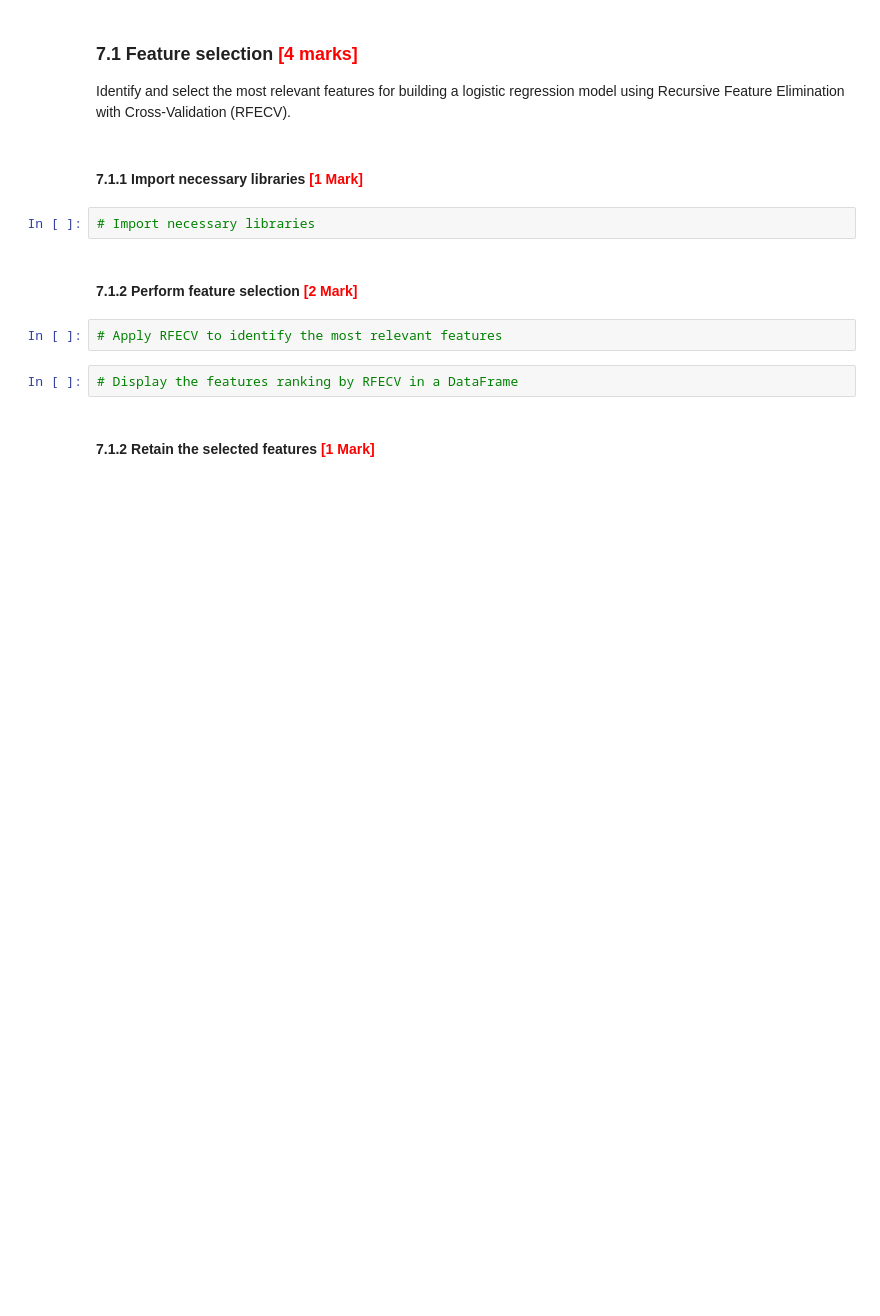
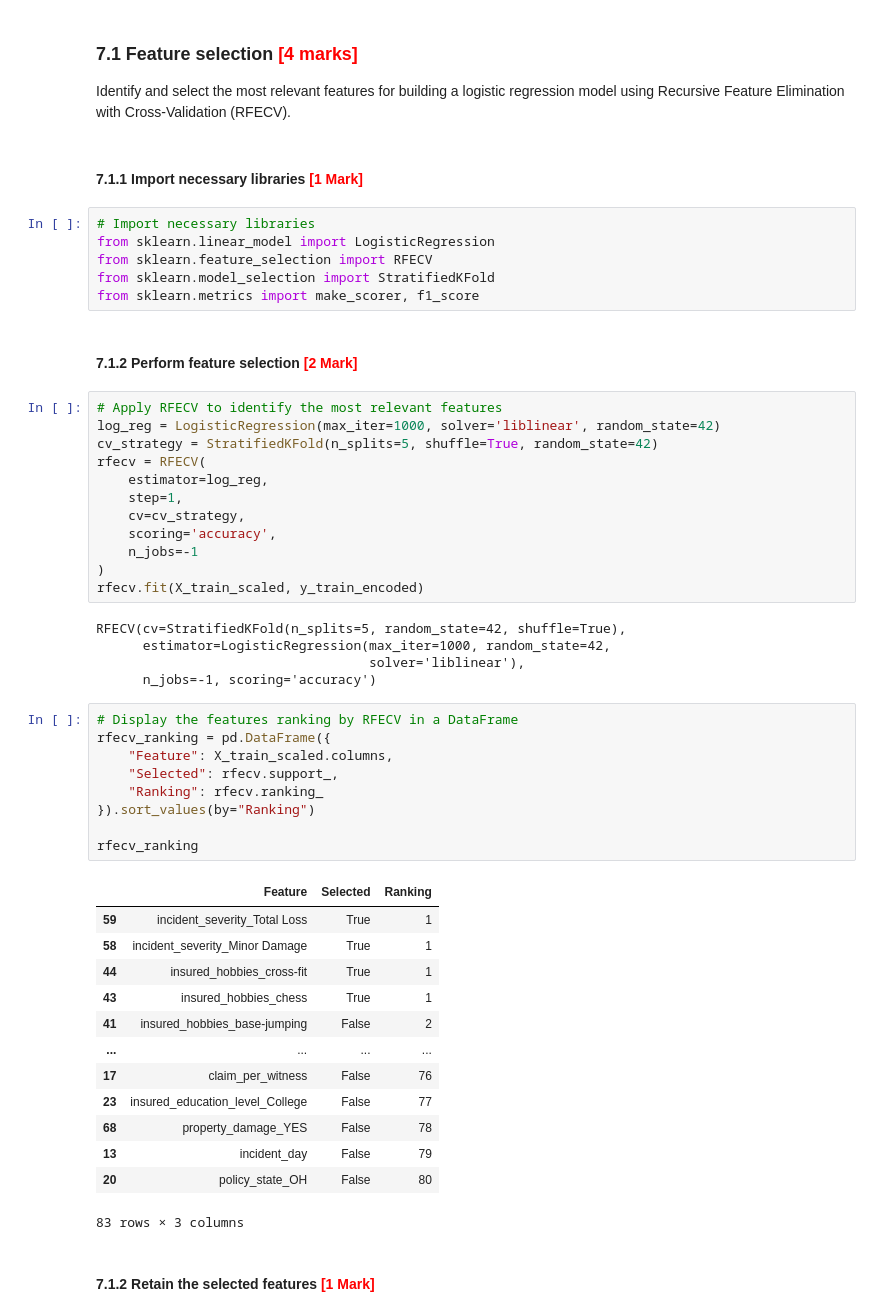
Before and after one commit to navyabhat98/Fraudulent_Insurance_Claim_Detection, a Jupyter notebook: Fraudulent_Insurance_Claim_Detection.ipynb, the cells around one changed output. Cells and saved outputs as stored; diff of their text form; blank space fills up the shorter version.

```diff
--- a/Fraudulent_Insurance_Claim_Detection.ipynb
+++ b/Fraudulent_Insurance_Claim_Detection.ipynb
@@ -1007,14 +1008,54 @@ In this task, you will be building two machine learning models: Logistic Regress
 Identify and select the most relevant features for building a logistic regression model using Recursive Feature Elimination with Cross-Validation (RFECV).
 # %% [markdown]
 #### **7.1.1** Import necessary libraries <font color="red">[1 Mark]</font>
-# %%
-# Import necessary libraries
+# %%
+# Import necessary libraries
+from sklearn.linear_model import LogisticRegression
+from sklearn.feature_selection import RFECV
+from sklearn.model_selection import StratifiedKFold
+from sklearn.metrics import make_scorer, f1_score
 # %% [markdown]
 #### **7.1.2** Perform feature selection <font color="red">[2 Mark]</font>
-# %%
-# Apply RFECV to identify the most relevant features
+# %%
+# Apply RFECV to identify the most relevant features
+log_reg = LogisticRegression(max_iter=1000, solver='liblinear', random_state=42)
+cv_strategy = StratifiedKFold(n_splits=5, shuffle=True, random_state=42)
+rfecv = RFECV(
+    estimator=log_reg,
+    step=1,
+    cv=cv_strategy,
+    scoring='accuracy',
+    n_jobs=-1
+)
+rfecv.fit(X_train_scaled, y_train_encoded)
+# %% [output]
+RFECV(cv=StratifiedKFold(n_splits=5, random_state=42, shuffle=True),
+      estimator=LogisticRegression(max_iter=1000, random_state=42,
+                                   solver='liblinear'),
+      n_jobs=-1, scoring='accuracy')
 # %%
 # Display the features ranking by RFECV in a DataFrame
+rfecv_ranking = pd.DataFrame({
+    "Feature": X_train_scaled.columns,
+    "Selected": rfecv.support_,
+    "Ranking": rfecv.ranking_
+}).sort_values(by="Ranking")
+
+rfecv_ranking
+# %% [output]
+|  | Feature | Selected | Ranking |
+| 59 | incident_severity_Total Loss | True | 1 |
+| 58 | incident_severity_Minor Damage | True | 1 |
+| 44 | insured_hobbies_cross-fit | True | 1 |
+| 43 | insured_hobbies_chess | True | 1 |
+| 41 | insured_hobbies_base-jumping | False | 2 |
+| ... | ... | ... | ... |
+| 17 | claim_per_witness | False | 76 |
+| 23 | insured_education_level_College | False | 77 |
+| 68 | property_damage_YES | False | 78 |
+| 13 | incident_day | False | 79 |
+| 20 | policy_state_OH | False | 80 |
+83 rows × 3 columns
 # %% [markdown]
 #### **7.1.2** Retain the selected features <font color="red">[1 Mark]</font>
 # %%
```
Also changed, not shown: parts of 7 cells of this notebook.
